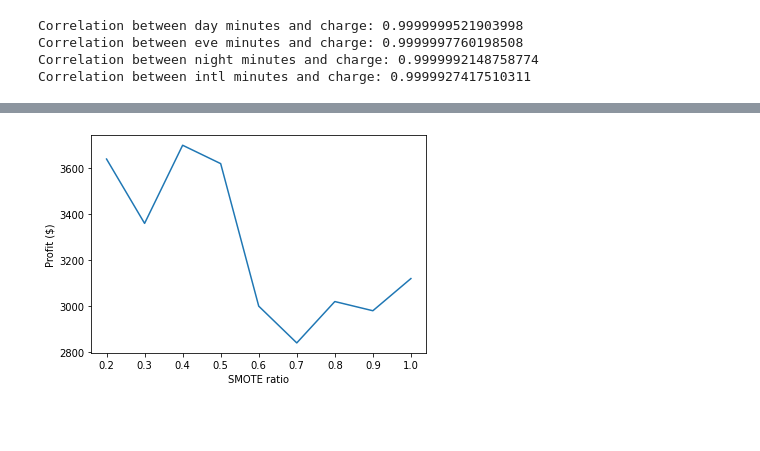
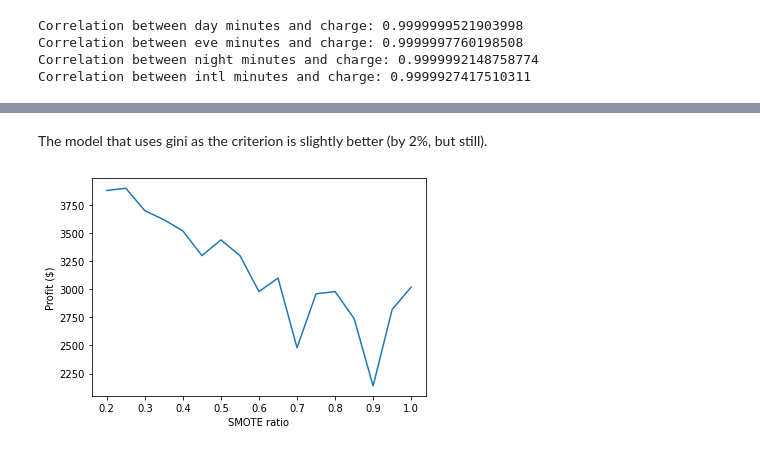
Before and after one commit to MattLeRoi/Telecom-customer-churn-analysis, a Jupyter notebook: phase3_project.ipynb, the cells around one changed output, grey strips where cells are left out. Cells and saved outputs as stored; diff of their text form; code cells hidden in the pictures; blank space fills up the shorter version.

```diff
--- a/phase3_project.ipynb
+++ b/phase3_project.ipynb
@@ -126,7 +142,7 @@ def model_eval_no_print(model_name,X_test,y_test):
     conf_mat = confusion_matrix(y_test, y_hat_test)
 #     ConfusionMatrixDisplay(conf_mat).plot();
     rec_score = recall_score(y_test,y_hat_test)
-    profit_loss = round(80*conf_mat[1,1]-20*(conf_mat[0,1]+conf_mat[1,1]),2)
+    profit_loss = round(revenue_recaptured*conf_mat[1,1]-outreach_cost*(conf_mat[0,1]+conf_mat[1,1]),2)
 
     return(profit_loss)
 # %%
@@ -143,7 +159,7 @@ scaler = MinMaxScaler()
 X_train_scaled = scaler.fit_transform(X_train)
 X_test_scaled = scaler.transform(X_test)
 # %%
-logreg = LogisticRegression(random_state=42,fit_intercept=False, C=1e10, solver='liblinear')
-logreg.fit(X_train_scaled,y_train)
-model_eval(logreg,X_test_scaled,y_test);
+logreg_scaled = LogisticRegression(random_state=SEED,fit_intercept=False, C=1e10, solver='liblinear')
+logreg_scaled.fit(X_train_scaled,y_train)
+model_eval(logreg_scaled,X_test_scaled,y_test);
 # %% [output]
@@ -186,19 +187,0 @@ Profit(loss): $1000
-# %%
-ratios = np.arange(.4,.6,.01)
-dollars_smote = []
-
-for n, ratio in enumerate(ratios):
-    # Fit a model
-    smote = SMOTE(sampling_strategy=ratio, random_state=7)
-    X_train_resampled, y_train_resampled = smote.fit_resample(X_train_scaled, y_train)
-    X_test_resampled, y_test_resampled = smote.fit_resample(X_test_scaled, y_test)
-    logreg = LogisticRegression(fit_intercept=False, C=1e10, solver ='liblinear')
-    model_log = logreg.fit(X_train_resampled, y_train_resampled)
-    result = model_eval_no_print(logreg,X_test_scaled,y_test)
-    dollars_smote.append(result)
-
-fig, ax = plt.subplots()
-ax.plot(ratios,dollars_smote,label='Profit ($)')
-ax.set_ylabel('Profit ($)')
-ax.set_xlabel('SMOTE ratio')
-plt.show();
@@ -207,5 +188,5 @@ plt.show();
 # %%
-smote = SMOTE(sampling_strategy=.52, random_state=7)
+smote = SMOTE(sampling_strategy=0.4, random_state=SEED)
 X_train_resampled, y_train_resampled = smote.fit_resample(X_train_scaled, y_train)
 logreg_resample = LogisticRegression(fit_intercept=False, C=1e10, solver ='liblinear')
 logreg_resample.fit(X_train_resampled, y_train_resampled)
@@ -260,23 +237,25 @@ Profit(loss): $3500
+# %% [markdown]
+The model that uses gini as the criterion is slightly better (by 2%, but still).
 # %%
-ratios = np.arange(.2,1.1,.1)
+ratios = np.arange(.2,1.05,.05)
 dollars_smote_tree = []
 for n, ratio in enumerate(ratios):
     # Fit a model
-    smote = SMOTE(sampling_strategy=round(ratio,3), random_state=42)
+    smote = SMOTE(sampling_strategy=round(ratio,3), random_state=SEED)
     X_train_resampled, y_train_resampled = smote.fit_resample(X_train_scaled, y_train)
     X_test_resampled, y_test_resampled = smote.fit_resample(X_test_scaled, y_test)
-    clf_resamp_temp = DecisionTreeClassifier(criterion='entropy',random_state=7)
+    clf_resamp_temp = DecisionTreeClassifier(criterion='gini',random_state=SEED)
     clf_resamp_temp.fit(X_train_resampled, y_train_resampled)
     result = model_eval_no_print(clf_resamp_temp,X_test_scaled,y_test)
     dollars_smote_tree.append(result)
 
 fig, ax = plt.subplots()
 ax.plot(ratios,dollars_smote_tree,label='Profit ($)')
 ax.set_ylabel('Profit ($)')
 ax.set_xlabel('SMOTE ratio')
 plt.show();
 
     # Not better than baseline in terms of profit.
 # %% [output]
-[figure, old version]
+[figure, new version]
 # %%
```
Also changed, not shown: parts of 24 cells of this notebook.
